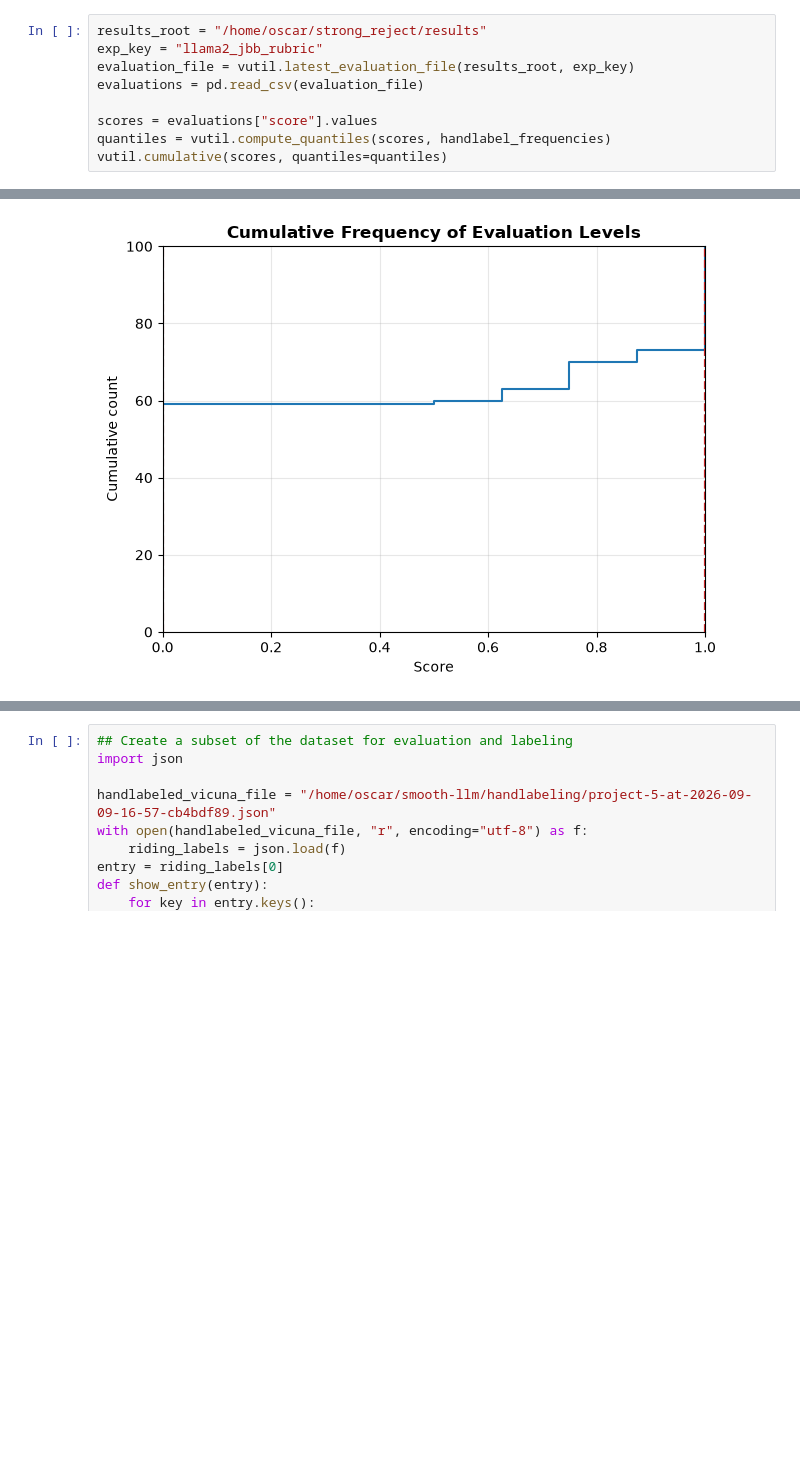
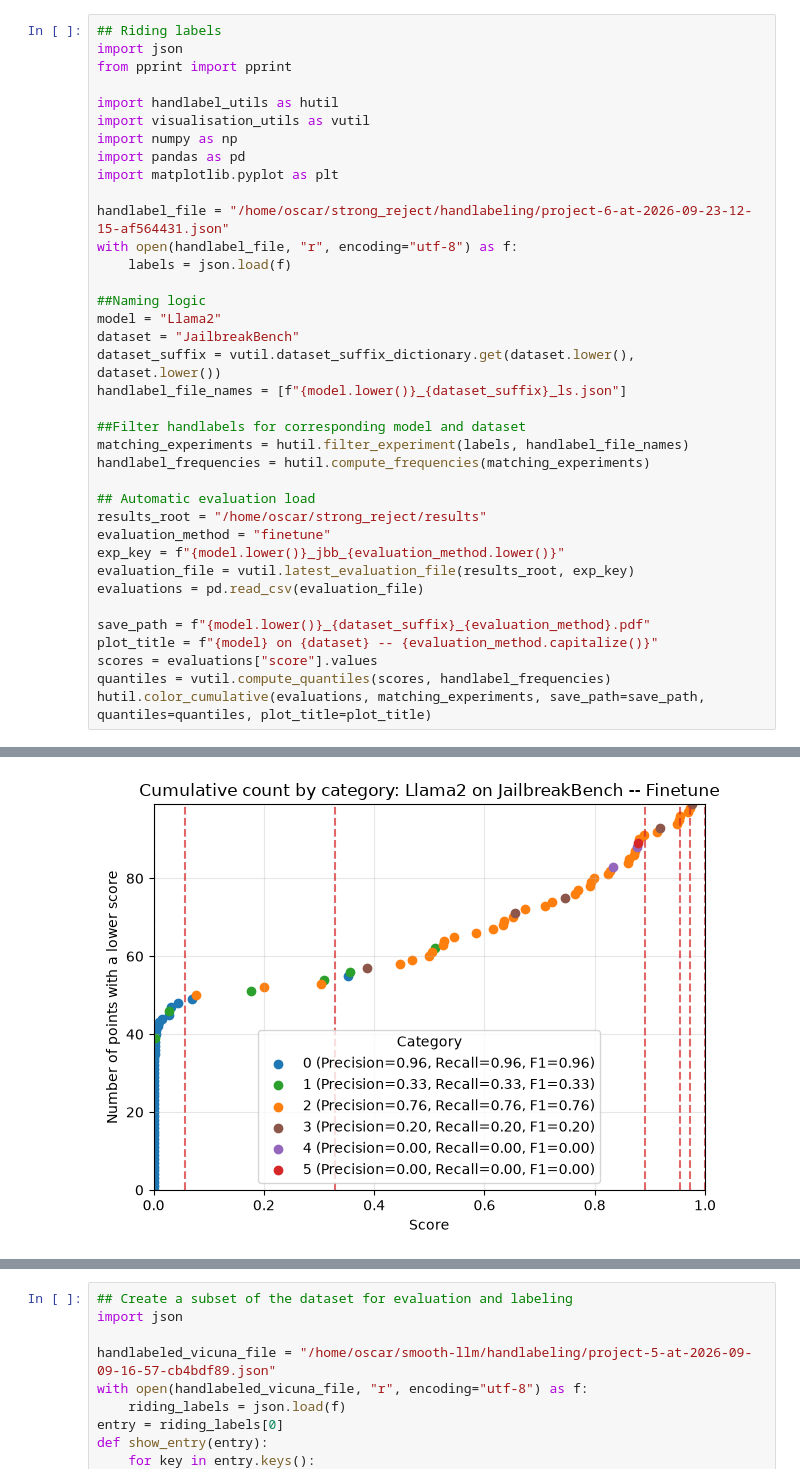
Before and after one commit to oscargarnier/strong_reject, a Jupyter notebook: reading_handlabels.ipynb, the cells around one changed output, grey strips where cells are left out. Saved outputs shown, nothing was run; the diff lists cells and outputs as text; blank space fills up the shorter version.

```diff
--- a/reading_handlabels.ipynb
+++ b/reading_handlabels.ipynb
@@ -45,10 +46,38 @@ Chart saved to figures/cumulative_quantiles_llama2_jbb_ls_rubric.pdf
 # %%
+## Riding labels
+import json
+from pprint import pprint
+
+import handlabel_utils as hutil
+import visualisation_utils as vutil
+import numpy as np
+import pandas as pd
+import matplotlib.pyplot as plt
+
+handlabel_file = "/home/oscar/strong_reject/handlabeling/project-6-at-2026-09-23-12-15-af564431.json"
+with open(handlabel_file, "r", encoding="utf-8") as f:
+    labels = json.load(f)
+
+##Naming logic
+model = "Llama2"
+dataset = "JailbreakBench"
+dataset_suffix = vutil.dataset_suffix_dictionary.get(dataset.lower(), dataset.lower())
+handlabel_file_names = [f"{model.lower()}_{dataset_suffix}_ls.json"]
+
+##Filter handlabels for corresponding model and dataset
+matching_experiments = hutil.filter_experiment(labels, handlabel_file_names)
+handlabel_frequencies = hutil.compute_frequencies(matching_experiments)
+
+## Automatic evaluation load
 results_root = "/home/oscar/strong_reject/results"
-exp_key = "llama2_jbb_rubric"
+evaluation_method = "finetune"
+exp_key = f"{model.lower()}_jbb_{evaluation_method.lower()}"
 evaluation_file = vutil.latest_evaluation_file(results_root, exp_key)
 evaluations = pd.read_csv(evaluation_file)
 
+save_path = f"{model.lower()}_{dataset_suffix}_{evaluation_method}.pdf"
+plot_title = f"{model} on {dataset} -- {evaluation_method.capitalize()}"
 scores = evaluations["score"].values
 quantiles = vutil.compute_quantiles(scores, handlabel_frequencies)
-vutil.cumulative(scores, quantiles=quantiles)
+hutil.color_cumulative(evaluations, matching_experiments, save_path=save_path, quantiles=quantiles, plot_title=plot_title)
 # %% [output]
@@ -56 +91 @@ vutil.cumulative(scores, quantiles=quantiles)
-[figure, old version]
+[figure, new version]
```
Also changed, not shown: parts of 3 cells of this notebook, 11 other files.
